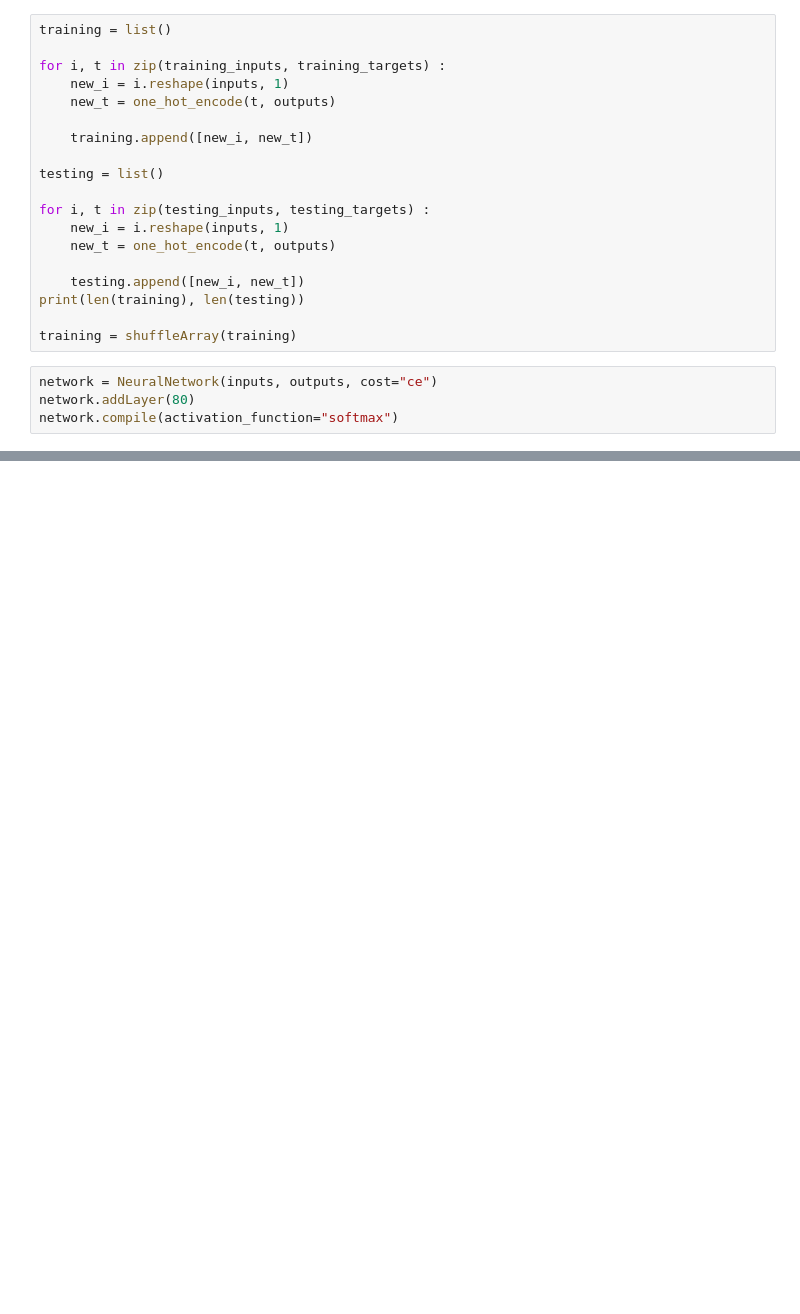
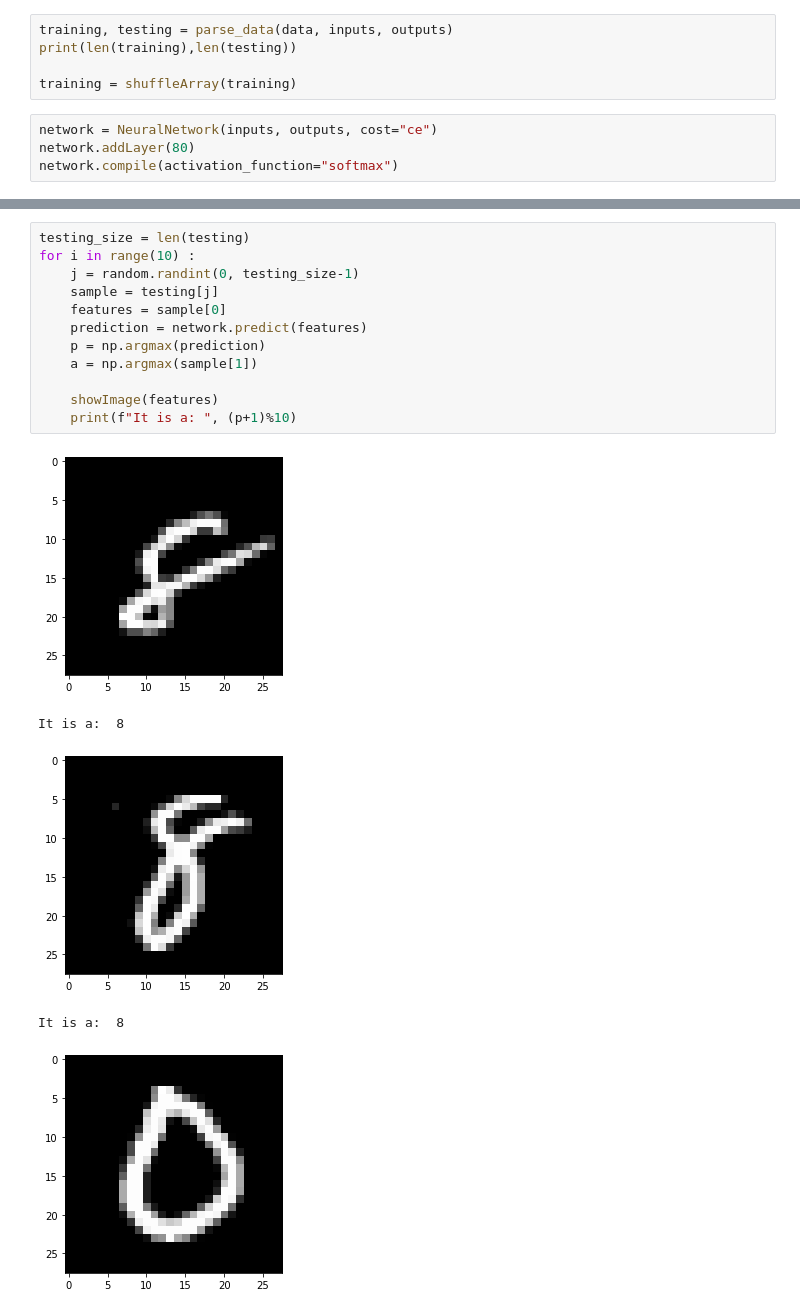
Before and after one commit to Subhash3/Handwritten-digit-recognition, a Jupyter notebook: handwritten_digits.ipynb, the cells around one changed output, grey strips where cells are left out. Drawn from its saved outputs; the diff is of its cells as text; blank space fills up the shorter version.

```diff
--- a/handwritten_digits.ipynb
+++ b/handwritten_digits.ipynb
@@ -53,25 +53,11 @@ with open(dataset_file, 'rb') as fp :
 # %%
 inputs = 28*28
 outputs = 10
-# %%
-training = list()
-
-for i, t in zip(training_inputs, training_targets) :
-    new_i = i.reshape(inputs, 1)
-    new_t = one_hot_encode(t, outputs)
-
-    training.append([new_i, new_t])
-
-testing = list()
-
-for i, t in zip(testing_inputs, testing_targets) :
-    new_i = i.reshape(inputs, 1)
-    new_t = one_hot_encode(t, outputs)
-
-    testing.append([new_i, new_t])
-print(len(training), len(testing))
-
-training = shuffleArray(training)
+# %%
+training, testing = parse_data(data, inputs, outputs)
+print(len(training),len(testing))
+
+training = shuffleArray(training)
 # %%
 network = NeuralNetwork(inputs, outputs, cost="ce")
 network.addLayer(80)
@@ -121,0 +110,18 @@ Testing Accuracy: 93.37
+# %%
+testing_size = len(testing)
+for i in range(10) :
+    j = random.randint(0, testing_size-1)
+    sample = testing[j]
+    features = sample[0]
+    prediction = network.predict(features)
+    p = np.argmax(prediction)
+    a = np.argmax(sample[1])
+
+    showImage(features)
+    print(f"It is a: ", (p+1)%10)
+# %% [output]
+[figure, added]
+It is a:  8
+[figure, added]
+It is a:  8
+[figure, added]
```
Also changed, not shown: parts of 4 cells of this notebook, 1 other file.
